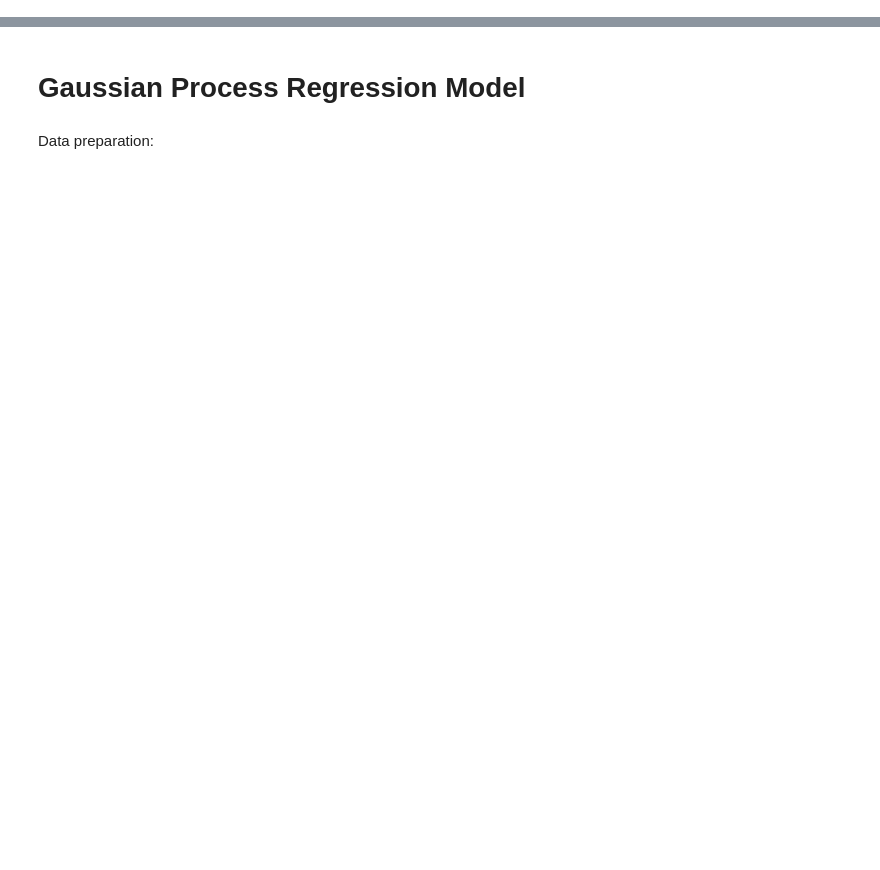
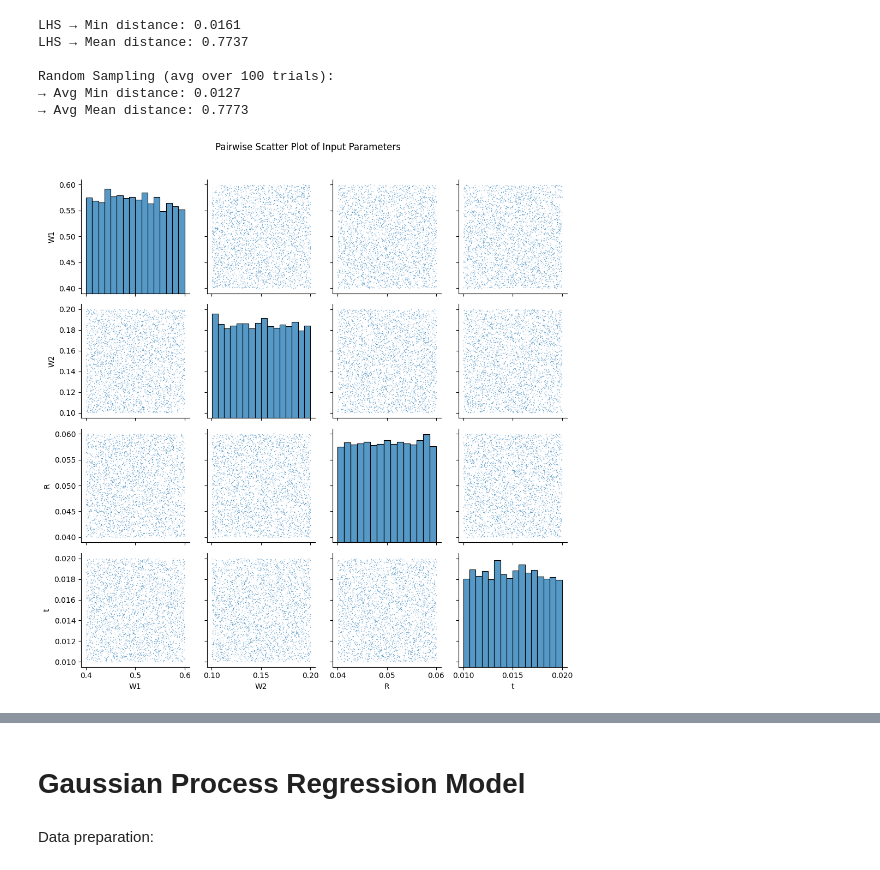
Before and after one commit to hug0kopter/MECH0107, a Jupyter notebook: CW2/Post Processing/CW_2.ipynb, the cells around one changed output, grey strips where cells are left out. Drawn from its saved outputs; the diff is of its cells as text; code cells hidden in the pictures; blank space fills up the shorter version.

```diff
--- a/CW2/Post Processing/CW_2.ipynb
+++ b/CW2/Post Processing/CW_2.ipynb
@@ -88,0 +62,45 @@ runtime: chi2 = 24618.87, p = 0.000
+# %%
+# Normalize the LHS dataset
+scaler = MinMaxScaler()
+X_scaled = scaler.fit_transform(df[['W1', 'W2', 'R', 't']])
+
+# Compute LHS pairwise distances
+min_dist = np.min(pdist(X_scaled))
+mean_dist = np.mean(pdist(X_scaled))
+print(f"LHS → Min distance: {min_dist:.4f}")
+print(f"LHS → Mean distance: {mean_dist:.4f}")
+
+# Evaluate random sampling over multiple trials
+n_trials = 100
+min_dists = []
+mean_dists = []
+
+for _ in range(n_trials):
+    rand_sample = np.random.rand(*X_scaled.shape)
+    min_dists.append(np.min(pdist(rand_sample)))
+    mean_dists.append(np.mean(pdist(rand_sample)))
+
+avg_min_rand = np.mean(min_dists)
+avg_mean_rand = np.mean(mean_dists)
+
+print(f"\nRandom Sampling (avg over {n_trials} trials):")
+print(f"→ Avg Min distance: {avg_min_rand:.4f}")
+print(f"→ Avg Mean distance: {avg_mean_rand:.4f}")
+# %% [output]
+LHS → Min distance: 0.0161
+LHS → Mean distance: 0.7737
+
+Random Sampling (avg over 100 trials):
+→ Avg Min distance: 0.0127
+→ Avg Mean distance: 0.7773
+# %%
+# --- Improved Pairwise Scatter Plot ---
+sns.pairplot(
+    df[['W1', 'W2', 'R', 't']],
+    plot_kws={'s': 1, 'alpha': 0.6}  # smaller point size and some transparency
+)
+plt.suptitle("Pairwise Scatter Plot of Input Parameters", y=1.02)
+plt.tight_layout()
+plt.show()
+# %% [output]
+[figure, added]
```
Also changed, not shown: parts of 17 cells of this notebook, 10 other files.
